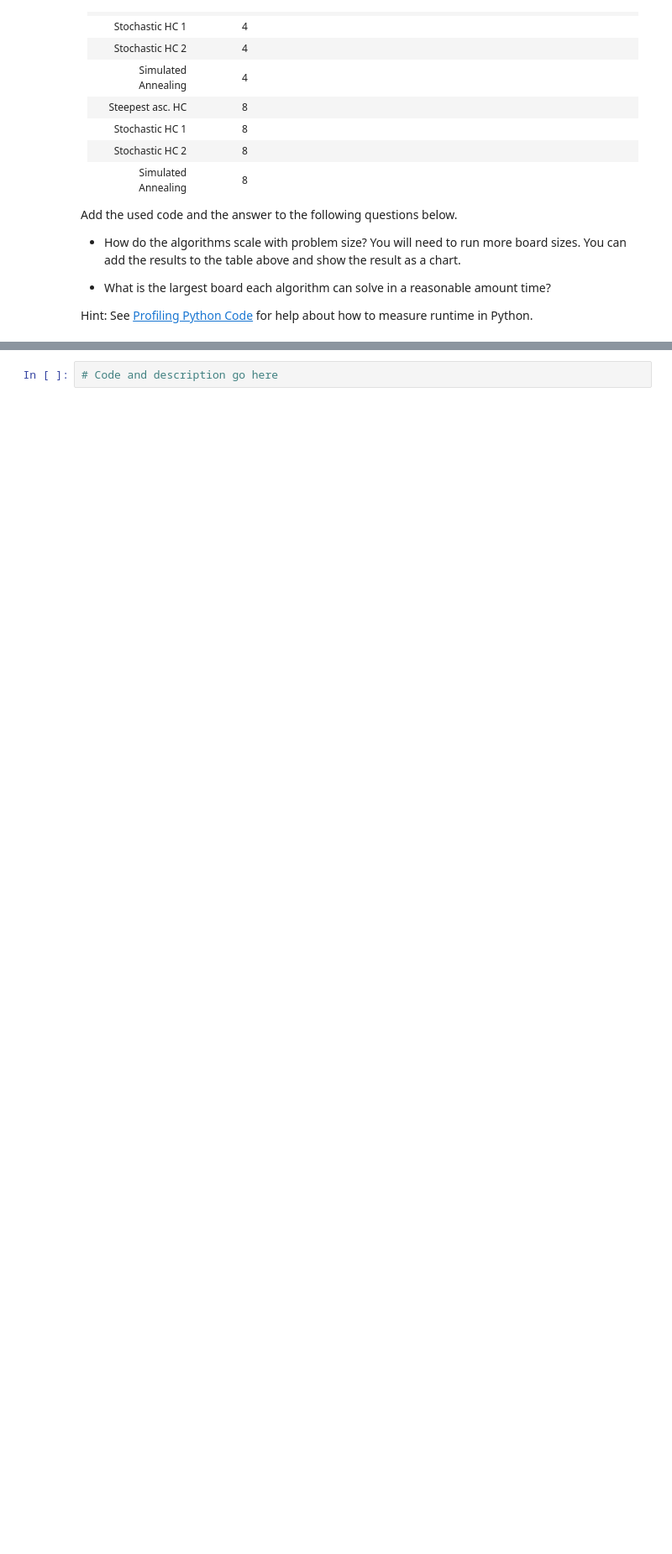
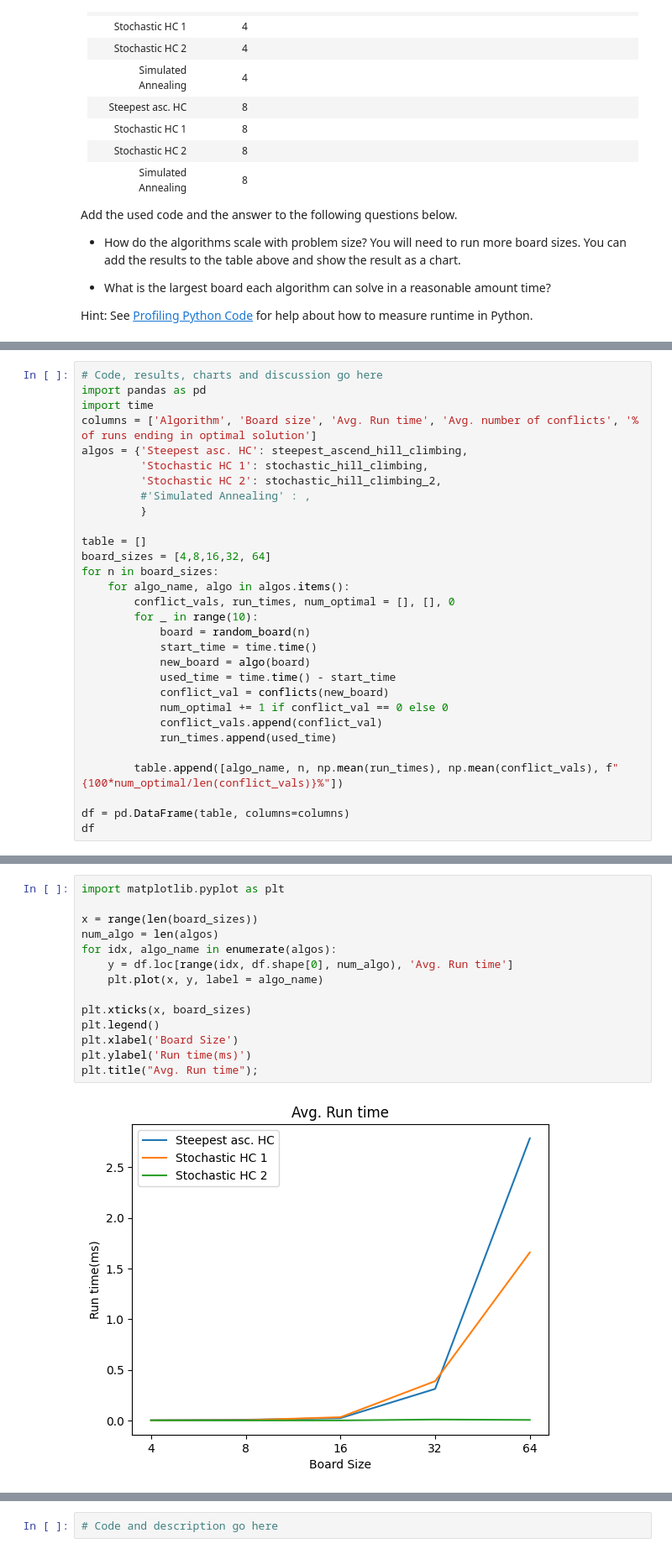
Before and after one commit to Owen-Deng/CS7320-AI, a Jupyter notebook: Local_Search/n_queens.ipynb, the cells around one changed output, grey strips where cells are left out. Shown: that part at 84% size. Saved outputs shown, nothing was run; the diff lists cells and outputs as text; blank space fills up the shorter version.

```diff
--- a/Local_Search/n_queens.ipynb
+++ b/Local_Search/n_queens.ipynb
@@ -336,0 +335,30 @@ Hint: See [Profiling Python Code](../HOWTOs/profiling_code.ipynb) for help about
+# %%
+# Code, results, charts and discussion go here
+import pandas as pd
+import time
+columns = ['Algorithm', 'Board size', 'Avg. Run time', 'Avg. number of conflicts', '% of runs ending in optimal solution']
+algos = {'Steepest asc. HC': steepest_ascend_hill_climbing,
+         'Stochastic HC 1': stochastic_hill_climbing,
+         'Stochastic HC 2': stochastic_hill_climbing_2,
+         #'Simulated Annealing' : ,
+         }
+
+table = []
+board_sizes = [4,8,16,32, 64]
+for n in board_sizes:
+    for algo_name, algo in algos.items():
+        conflict_vals, run_times, num_optimal = [], [], 0
+        for _ in range(10):
+            board = random_board(n)
+            start_time = time.time()
+            new_board = algo(board)
+            used_time = time.time() - start_time
+            conflict_val = conflicts(new_board)
+            num_optimal += 1 if conflict_val == 0 else 0
+            conflict_vals.append(conflict_val)
+            run_times.append(used_time)
+
+        table.append([algo_name, n, np.mean(run_times), np.mean(conflict_vals), f"{100*num_optimal/len(conflict_vals)}%"])
+
+df = pd.DataFrame(table, columns=columns)
+df
@@ -336,0 +382,16 @@ Hint: See [Profiling Python Code](../HOWTOs/profiling_code.ipynb) for help about
+# %%
+import matplotlib.pyplot as plt
+
+x = range(len(board_sizes))
+num_algo = len(algos)
+for idx, algo_name in enumerate(algos):
+    y = df.loc[range(idx, df.shape[0], num_algo), 'Avg. Run time']
+    plt.plot(x, y, label = algo_name)
+
+plt.xticks(x, board_sizes)
+plt.legend()
+plt.xlabel('Board Size')
+plt.ylabel('Run time(ms)')
+plt.title("Avg. Run time");
+# %% [output]
+[figure, added]
```
Also changed, not shown: parts of 7 cells of this notebook.
